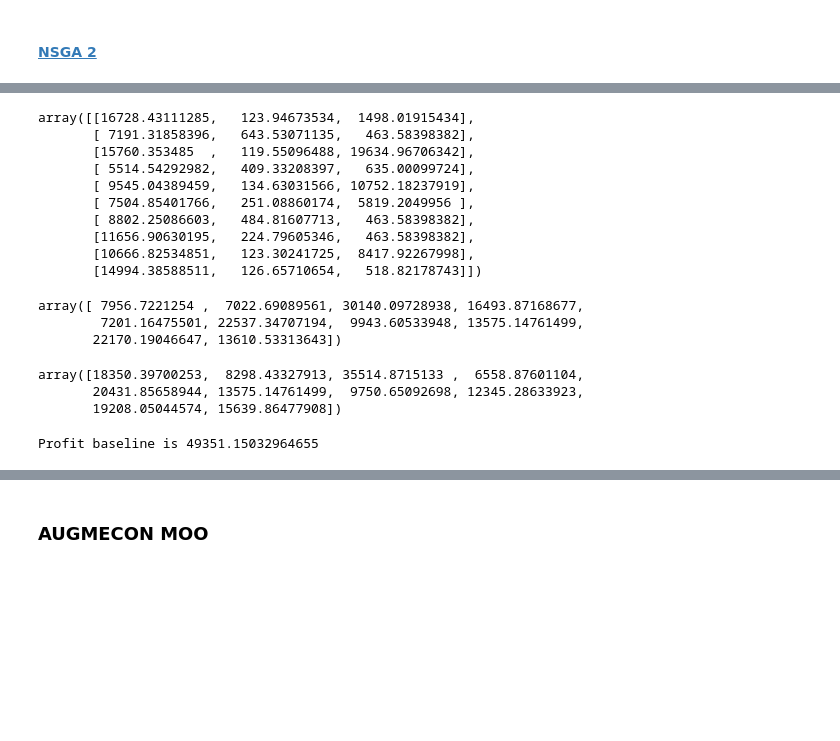
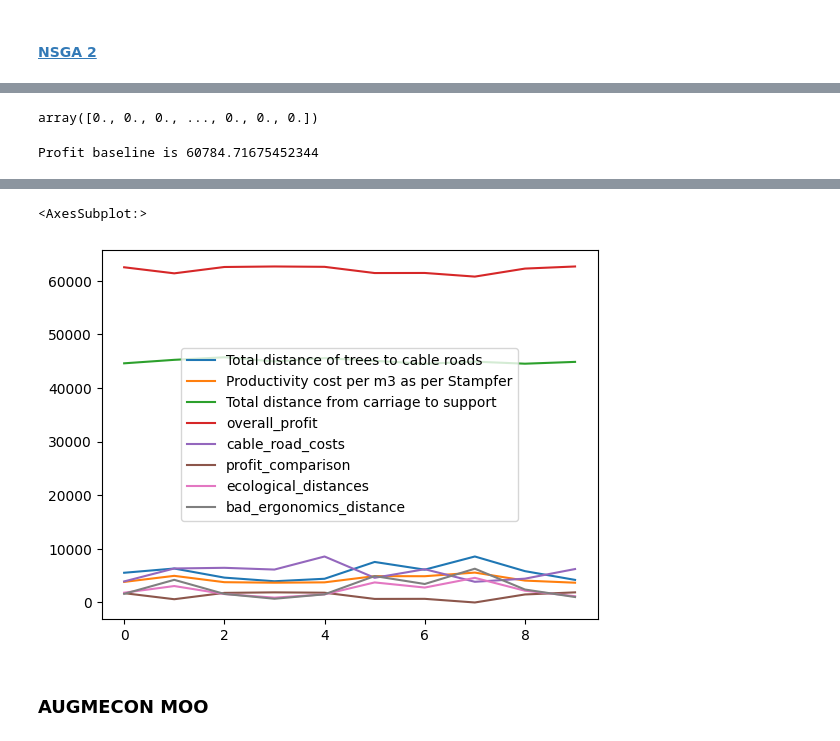
Before and after one commit to werzum/multi_objective_layout_optimization, a Jupyter notebook: 01_Notebooks/optimization.ipynb, the cells around one changed output, grey strips where cells are left out. Drawn from its saved outputs; the diff is of its cells as text; code cells hidden in the pictures; blank space fills up the shorter version.

```diff
--- a/01_Notebooks/optimization.ipynb
+++ b/01_Notebooks/optimization.ipynb
@@ -209,24 +207,24 @@ for count, optimization_object in enumerate(lscp_model_list):
 # %% [markdown]
 #### <a id='toc1_1_1_4_'></a>[NSGA 2](#toc0_)
 # %%
-from src.main import moo_optimization_functions
 from pymoo.algorithms.moo.nsga2 import NSGA2
 from pymoo.operators.sampling.rnd import IntegerRandomSampling
 from pymoo.termination import get_termination
 from pymoo.optimize import minimize
 
-reload(moo_optimization_functions)
-reload(optimization_functions)
+from src.main import classes_mo_optimization
 
-cost_matrix = lscp_model_list[0].aij
-nsga_problem = moo_optimization_functions.SupportLinesProblem(
+reload(classes_mo_optimization)
+
+cost_matrix = lscp_model_list[0].distance_tree_line
+nsga_problem = classes_mo_optimization.optimization_object_pymoo(
     cost_matrix,
     lscp_model_list[0].productivity_cost,
     lscp_model_list[0].facility_cost,
     lscp_model_list[0].ecological_penalty_lateral_distances,
     lscp_model_list[0].ergonomic_penalty_lateral_distances,
 )
-termination = get_termination("n_gen", 100)
+termination = get_termination("n_gen", 10)
 
 
 client_range = cost_matrix.shape[0]
@@ -234,9 +232,9 @@ facility_range = cost_matrix.shape[1]
 
 algorithm = NSGA2(
     pop_size=10,
-    sampling=moo_optimization_functions.CustomSampling(),  # initally zero matrix, nothing assigned
-    mutation=moo_optimization_functions.MyMutation(),
-    repair=moo_optimization_functions.MyRepair(),
+    sampling=classes_mo_optimization.CustomSampling(),  # initally zero matrix, nothing assigned
+    mutation=classes_mo_optimization.MyMutation(),
+    repair=classes_mo_optimization.MyRepair(),
 )
 
 # %prun minimize(problem,algorithm,termination,verbose=True,return_least_infeasible=True,seed=0)
@@ -244,7 +242,7 @@ res = minimize(
     nsga_problem,
     algorithm,
     termination,
-    # verbose=True,
+    verbose=True,
     return_least_infeasible=True,
     seed=0,
 )
@@ -256,26 +266,5 @@ overflow encountered in exp
-# %%
-res.F
-# %% [output]
-array([[16728.43111285,   123.94673534,  1498.01915434],
-       [ 7191.31858396,   643.53071135,   463.58398382],
-       [15760.353485  ,   119.55096488, 19634.96706342],
-       [ 5514.54292982,   409.33208397,   635.00099724],
-       [ 9545.04389459,   134.63031566, 10752.18237919],
-       [ 7504.85401766,   251.08860174,  5819.2049956 ],
-       [ 8802.25086603,   484.81607713,   463.58398382],
-       [11656.90630195,   224.79605346,   463.58398382],
-       [10666.82534851,   123.30241725,  8417.92267998],
-       [14994.38588511,   126.65710654,   518.82178743]])
-# %%
-np.sum(res.F, axis=1)
-# %% [output]
-array([ 7956.7221254 ,  7022.69089561, 30140.09728938, 16493.87168677,
-        7201.16475501, 22537.34707194,  9943.60533948, 13575.14761499,
-       22170.19046647, 13610.53313643])
-# %%
-np.sum(res.F, axis=1)
-# %% [output]
-array([18350.39700253,  8298.43327913, 35514.8715133 ,  6558.87601104,
-       20431.85658944, 13575.14761499,  9750.65092698, 12345.28633923,
-       19208.05044574, 15639.86477908])
+# %%
+res.problem.x
+# %% [output]
+array([0., 0., 0., ..., 0., 0., 0.])
 # %%
@@ -290,7 +285,6 @@ for i in np.linspace(0, len_x - 1, samples).astype(int):
     )
 # %%
-reload(classes)
-reload(plotting_2d)
+reload(classes_linear_optimization)
 
 tree_volumes_list = harvesteable_trees_gdf["cubic_volume"]
 (
@@ -301,17 +295,15 @@ tree_volumes_list = harvesteable_trees_gdf["cubic_volume"]
 )
 sample_model = lscp_model_list[0]
 
-results_df = plotting_2d.model_results_comparison(
+results_df = classes_linear_optimization.model_results_comparison(
     optimization_result_list,
     line_gdf,
-    sample_model.aij,
+    sample_model.distance_tree_line,
     distance_carriage_support,
     sample_model.productivity_cost,
     tree_volumes_list,
-    sample_model.sideways_slope_deviations_per_cable_road,
-    sample_model.ergonomic_penalty_lateral_distances,
 )
 
 results_df.plot()
 # %% [output]
-Profit baseline is 49351.15032964655
+Profit baseline is 60784.71675452344
@@ -319,3 +310,5 @@ Profit baseline is 49351.15032964655
+<AxesSubplot:>
+[figure, added]
 # %% [markdown]
 ### AUGMECON MOO
 # %% [markdown]
```
Also changed, not shown: parts of 14 cells of this notebook, 7 other files.
